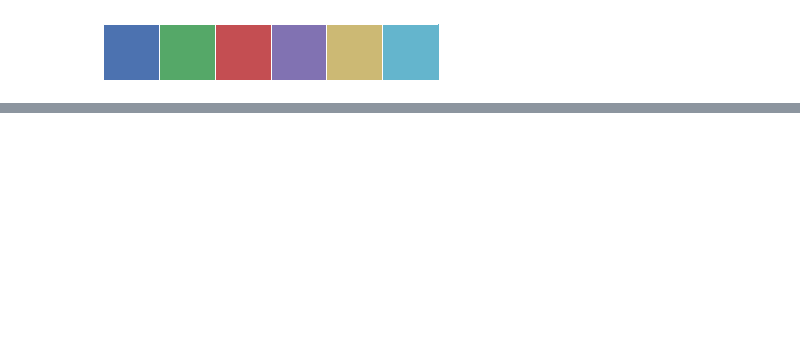
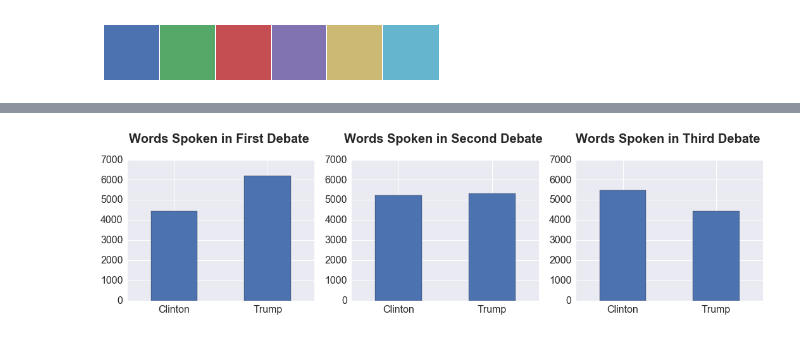
Before and after one commit to dwaynemartin/projects, a Jupyter notebook: Debate Analysis.ipynb, the cells around one changed output, grey strips where cells are left out. Cells and saved outputs as stored; diff of their text form; code cells hidden in the pictures; blank space fills up the shorter version.

```diff
--- a/Debate Analysis.ipynb
+++ b/Debate Analysis.ipynb
@@ -439,0 +233,41 @@ for x in xrange(1,8):
+# %%
+def df_word_count(debate):
+    '''given a debate text, plots words spoken by each candidate in each debate'''
+    debate_dict = create_dict_of_debate(debate)
+    words_spoken_per_debate = {}
+    for key, value in debate_dict.iteritems():
+        words_spoken_per_debate[key] = len(value.split(" "))
+
+    df = pd.DataFrame.from_dict(words_spoken_per_debate, orient='index')
+    if debate == debate1:
+        title = 'Words Spoken in First Debate'
+    else:
+        title = 'Words Spoken in Second Debate'
+
+    df.columns = ['Interjections']
+    names_of_interest = ['Clinton','Trump']
+    df = df.loc[names_of_interest]
+
+     #v = ['Clinton', 'Trump', 0, 7000]
+    #plt.axis(v)
+
+
+    #plt.xticks(rotation=0)
+    return df
+# %%
+fig, axs = plt.subplots(1,3,figsize=(18, 4))
+
+debate_names = [('debate1','First Debate'), ('debate2','Second Debate'), ('debate3','Third Debate')]
+
+count = 0
+for d,t in debate_names:
+    df_word_count(d).plot(kind = 'bar',title = 'Words Spoken in {0} \n'.format(t),legend=False,ax=axs[count])
+    count +=1
+
+for ax in fig.axes:
+    ax.set_ylim([0,7000])
+    plt.sca(ax)
+    plt.xticks(rotation=0)
+fig.savefig('words' + '.png')
+# %% [output]
+[figure, added]
```
Also changed, not shown: parts of 48 cells of this notebook.
